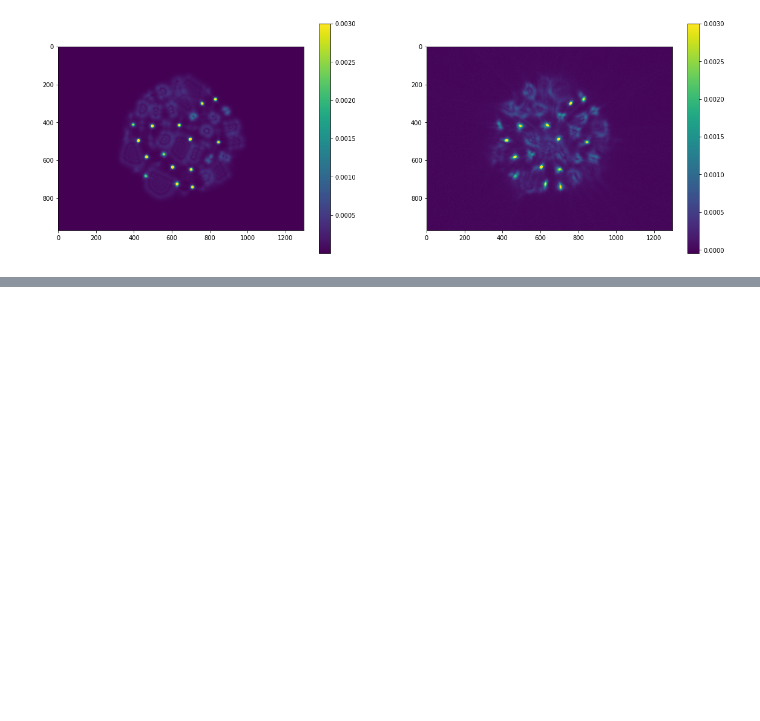
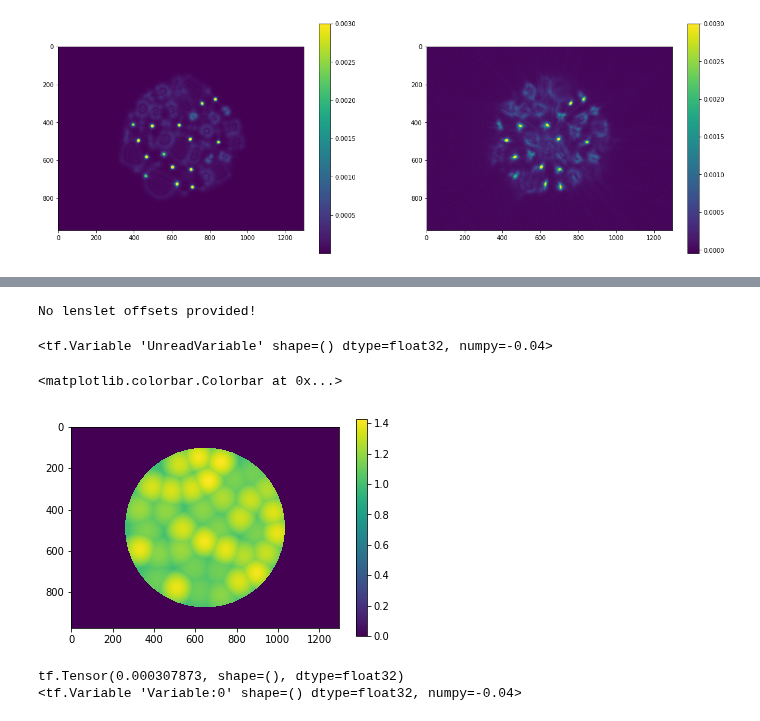
Before and after one commit to antipa/Randoscope_dev, a Jupyter notebook: miniscope_fit_3d_PSF.ipynb, the cells around one changed output, grey strips where cells are left out. Drawn from its saved outputs; the diff is of its cells as text; code cells hidden in the pictures; blank space fills up the shorter version.

```diff
--- a/miniscope_fit_3d_PSF.ipynb
+++ b/miniscope_fit_3d_PSF.ipynb
@@ -499,8 +538,11 @@ ResourceExhaustedError: OOM when allocating tensor with shape[972,1296] and type
 # %%
 
-re_init_model(model, xrot,yrot,rinit*1.0,zerninit,di=defocus_corr_init,offset=offset_init)
-
+re_init_model(model, xrot,yrot,rinit*1.0,zerninit,di=defocus_corr_init)
+model.atten.assign(-.04)
 #re_init_model(model,xinit,yinit,rinit,zerninit)
+# %% [output]
+No lenslet offsets provided!
+<tf.Variable 'UnreadVariable' shape=() dtype=float32, numpy=-0.04>
 # %%
 vars_init = model.variables
 # %%
@@ -517,2 +556,17 @@ plt.plot(model.variables[-1][:,0].numpy())
+# %%
+T,aper=tf_utils.make_lenslet_tf_zern(model)
+plt.figure()
+plt.imshow(aper)
+plt.colorbar()
+# %% [output]
+<matplotlib.colorbar.Colorbar at 0x...>
+[figure, added]
+# %%
+
+print(grad[-1])
+print(model.atten)
+# %% [output]
+tf.Tensor(0.000307873, shape=(), dtype=float32)
+<tf.Variable 'Variable:0' shape=() dtype=float32, numpy=-0.04>
 # %%
 # Options:
```
Also changed, not shown: parts of 13 cells of this notebook, 2 other files.
